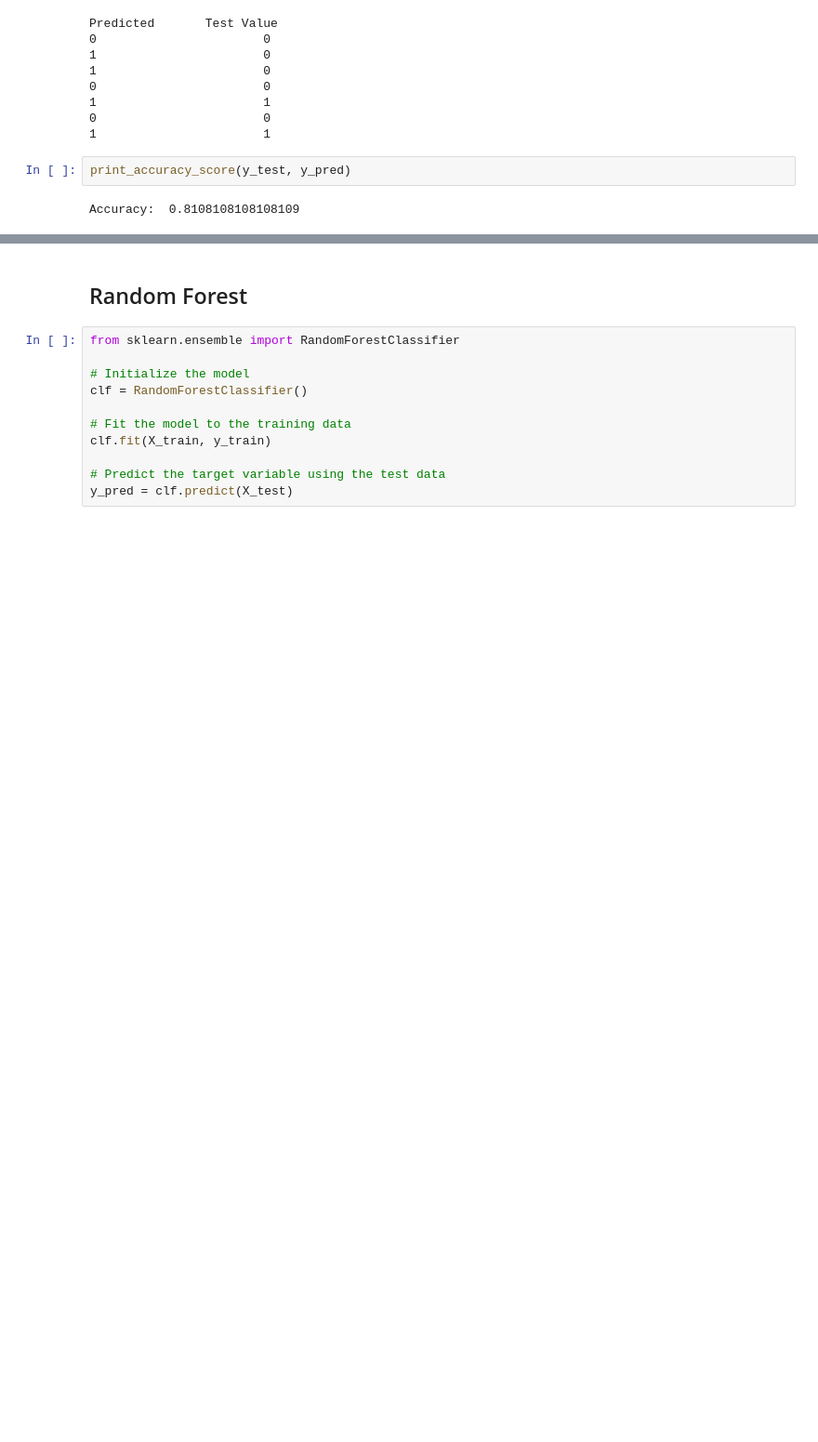
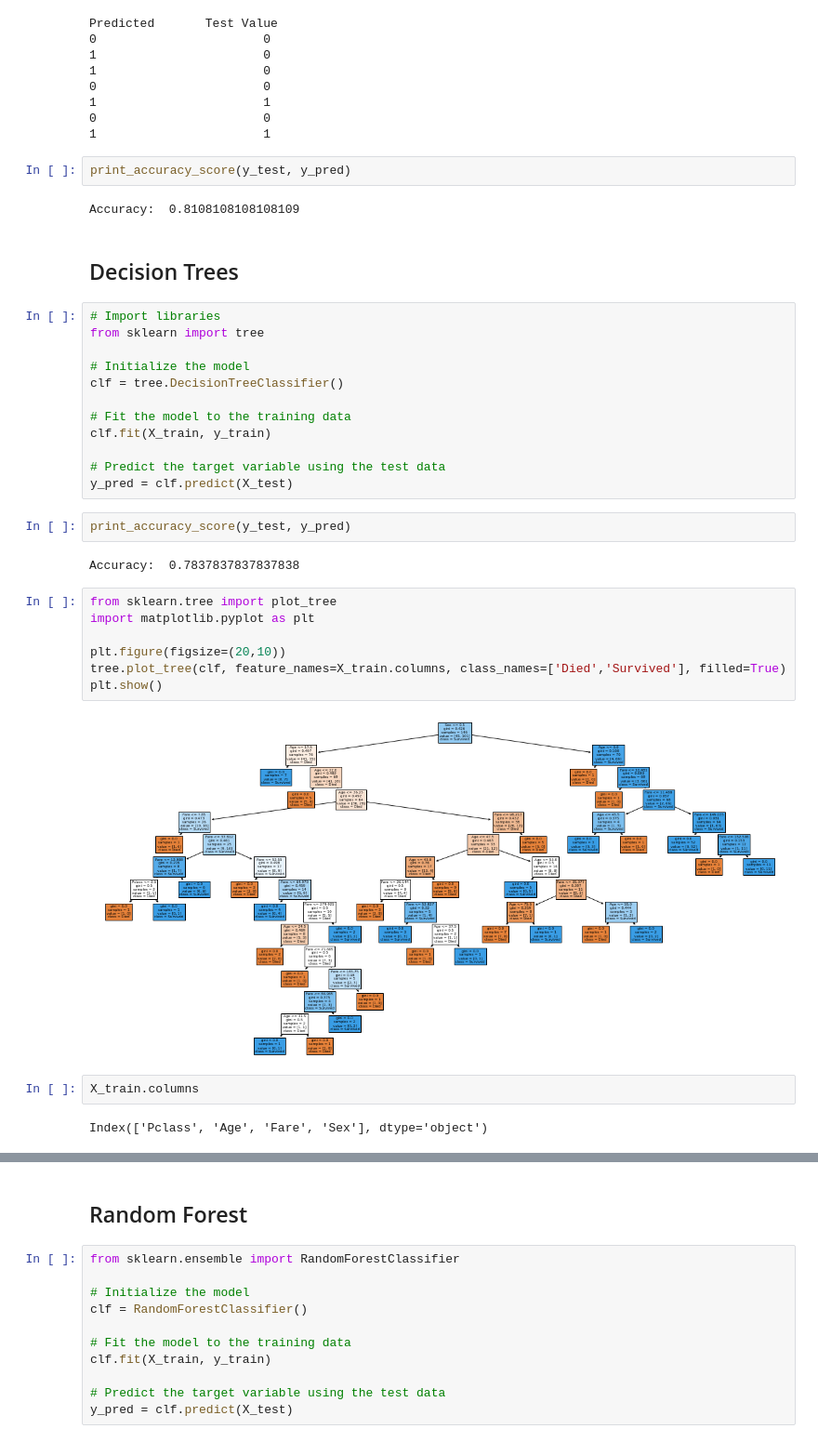
Before and after one commit to edaehn/python_tutorials, a Jupyter notebook: ml_titanic.ipynb, the cells around one changed output, grey strips where cells are left out. Shown: that part at 93% size. Drawn from its saved outputs; the diff is of its cells as text; blank space fills up the shorter version.

```diff
--- a/ml_titanic.ipynb
+++ b/ml_titanic.ipynb
@@ -181,3 +181,34 @@ Predicted       Test Value
 print_accuracy_score(y_test, y_pred)
 # %% [output]
 Accuracy:  0.8108108108108109
+# %% [markdown]
+## Decision Trees
+# %%
+# Import libraries
+from sklearn import tree
+
+# Initialize the model
+clf = tree.DecisionTreeClassifier()
+
+# Fit the model to the training data
+clf.fit(X_train, y_train)
+
+# Predict the target variable using the test data
+y_pred = clf.predict(X_test)
+# %%
+print_accuracy_score(y_test, y_pred)
+# %% [output]
+Accuracy:  0.7837837837837838
+# %%
+from sklearn.tree import plot_tree
+import matplotlib.pyplot as plt
+
+plt.figure(figsize=(20,10))
+tree.plot_tree(clf, feature_names=X_train.columns, class_names=['Died','Survived'], filled=True)
+plt.show()
+# %% [output]
+[figure, added]
+# %%
+X_train.columns
+# %% [output]
+Index(['Pclass', 'Age', 'Fare', 'Sex'], dtype='object')
```
Also changed, not shown: parts of 5 cells of this notebook.
